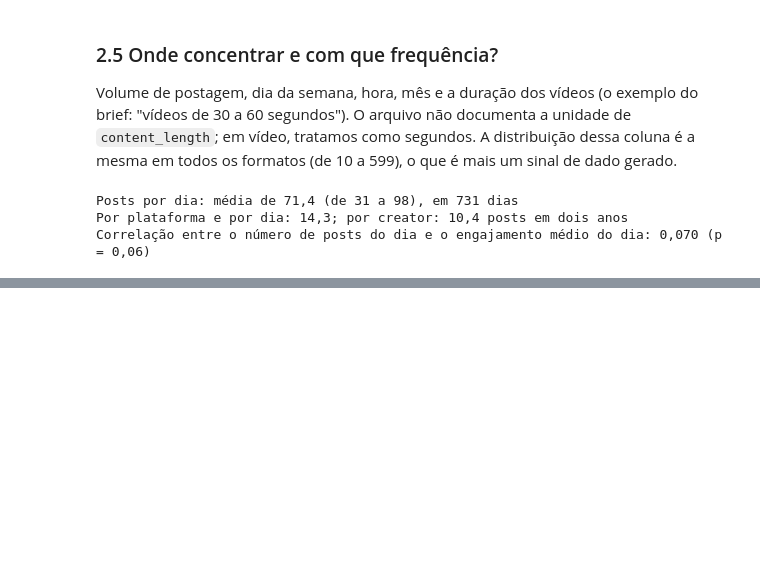
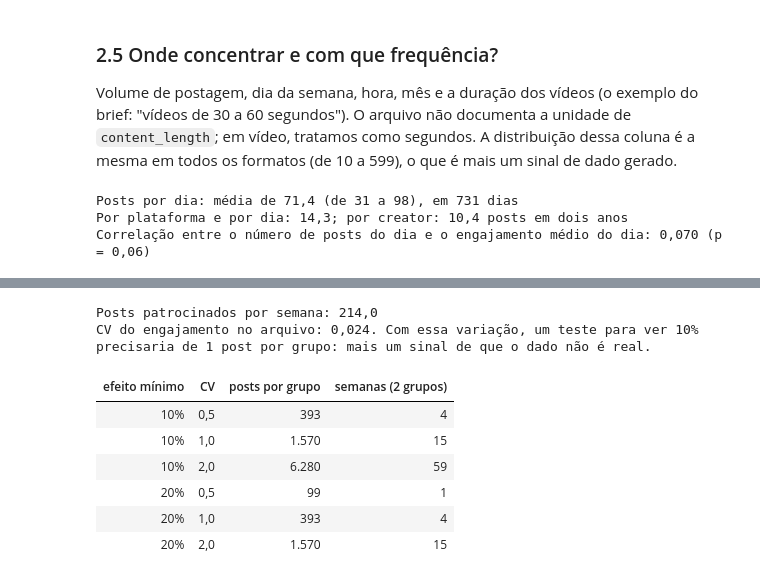
Before and after one commit to Gchapolin/ai-master-challenge, a Jupyter notebook: submissions/guilherme-ferreira/solution/notebooks/analise.ipynb, the cells around one changed output, grey strips where cells are left out. Drawn from its saved outputs; the diff is of its cells as text; code cells hidden in the pictures; blank space fills up the shorter version.

```diff
--- a/submissions/guilherme-ferreira/solution/notebooks/analise.ipynb
+++ b/submissions/guilherme-ferreira/solution/notebooks/analise.ipynb
@@ -587,0 +634,35 @@ resumir(mapas_tempo)
+# %%
+semanas = (df["post_date"].max() - df["post_date"].min()).days / 7
+patrocinados_por_semana = len(patrocinados) / semanas
+cv_arquivo = df["engajamento"].std() / df["engajamento"].mean()
+print(f"Posts patrocinados por semana: {numero_br(patrocinados_por_semana, 1)}")
+print(f"CV do engajamento no arquivo: {numero_br(cv_arquivo, 3)}. Com essa variação, um teste para ver 10% precisaria de "
+      f"{amostra_por_grupo(0.10, cv_arquivo)} post por grupo: mais um sinal de que o dado não é real.")
+testes = pd.DataFrame(
+    [
+        {
+            "efeito mínimo": mde,
+            "CV": cv,
+            "posts por grupo": amostra_por_grupo(mde, cv),
+            "semanas (2 grupos)": duracao_semanas(amostra_por_grupo(mde, cv), patrocinados_por_semana),
+        }
+        for mde in (0.10, 0.20)
+        for cv in (0.5, 1.0, 2.0)
+    ]
+)
+(
+    testes.style.hide(axis="index")
+    .format(lambda v: percentual_br(v, 0), subset=["efeito mínimo"])
+    .format(lambda v: numero_br(v, 1), subset=["CV"])
+    .format(lambda v: numero_br(v), subset=["posts por grupo", "semanas (2 grupos)"])
+)
+# %% [output]
+Posts patrocinados por semana: 214,0
+CV do engajamento no arquivo: 0,024. Com essa variação, um teste para ver 10% precisaria de 1 post por grupo: mais um sinal de que o dado não é real.
+| efeito mínimo | CV | posts por grupo | semanas (2 grupos) |
+| 10% | 0,5 | 393 | 4 |
+| 10% | 1,0 | 1.570 | 15 |
+| 10% | 2,0 | 6.280 | 59 |
+| 20% | 0,5 | 99 | 1 |
+| 20% | 1,0 | 393 | 4 |
+| 20% | 2,0 | 1.570 | 15 |
```
Also changed, not shown: parts of 4 cells of this notebook, 2 other files.
